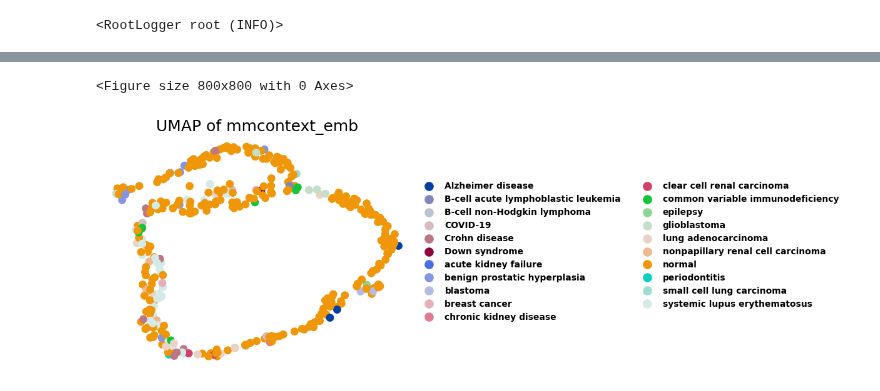
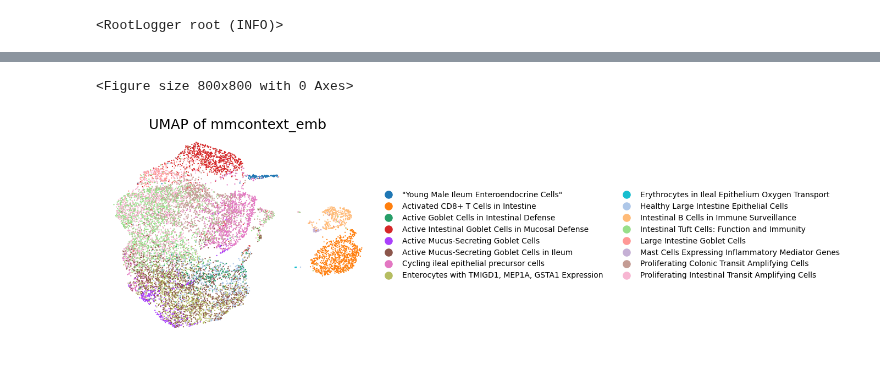
Before and after one commit to mengerj/mmcontext, a Jupyter notebook: exploratory/notebooks/mmcontext_train.ipynb, the cells around one changed output, grey strips where cells are left out. Saved outputs shown, nothing was run; the diff lists cells and outputs as text; code cells hidden in the pictures.

Commit message:
updated training for new encoder

```diff
--- a/exploratory/notebooks/mmcontext_train.ipynb
+++ b/exploratory/notebooks/mmcontext_train.ipynb
@@ -27,7 +14,9 @@ from mmcontext.models import MMContextEncoder
 
 model = MMContextEncoder(
     text_encoder_name="pritamdeka/S-BioBert-snli-multinli-stsb",
-    omics_encoder_cfg=omics_model_cfg,
+    omics_input_dim=64,
     processor_obsm_key="X_scvi",
+    freeze_text_encoder=True,
+    unfreeze_last_n_layers=0,
 )
 # %% [output]
@@ -226,2 +227,6 @@ AnnData object with n_obs × n_vars = 11175 × 58690
+# %%
+# caption embeddings
+text_embeddings = model.encode(adata.obs["cluster_label"].values.tolist())
 # %%
 adata.obsm["mmcontext_emb"] = embeddings
+adata.obsm["mmcontext_text_emb"] = text_embeddings
@@ -246,6 +234,6 @@ adata.obs
 # Visualise the embeddings
 from mmcontext.pl import plot_umap
 
-label_key = "disease"
+label_key = "cluster_label"
 plot_umap(adata, color_key=label_key, embedding_key="mmcontext_emb")
 # %% [output]
@@ -254,2 +243,2 @@ plot_umap(adata, color_key=label_key, embedding_key="mmcontext_emb")
 <Figure size 800x800 with 0 Axes>
-[figure, old version]
+[figure, new version]
```
Also changed, not shown: parts of 20 cells of this notebook, 2 other files.
